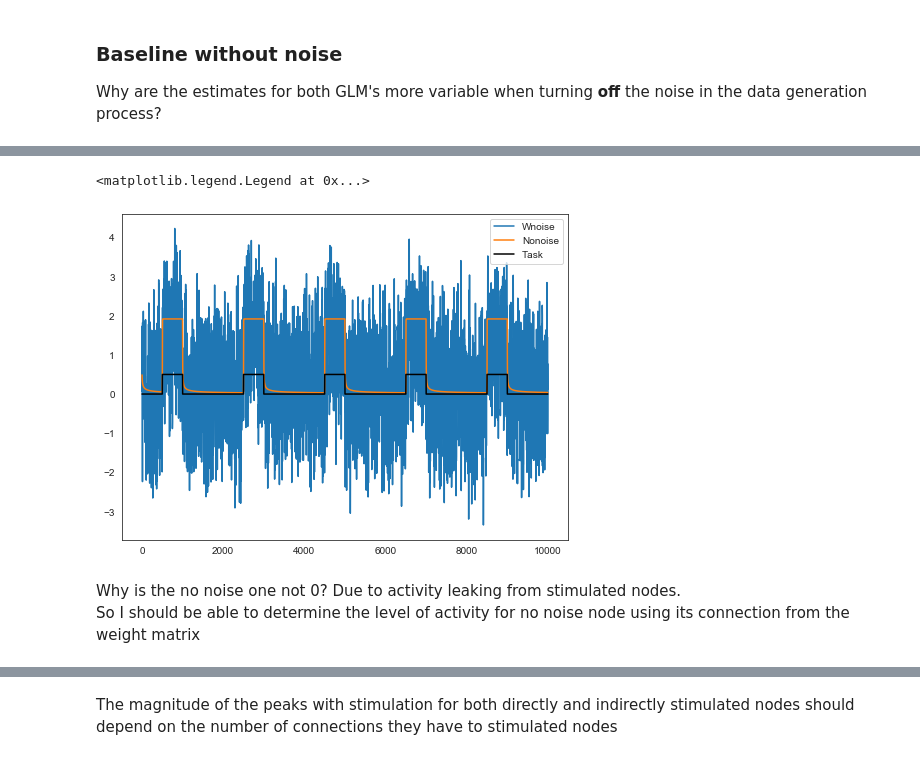
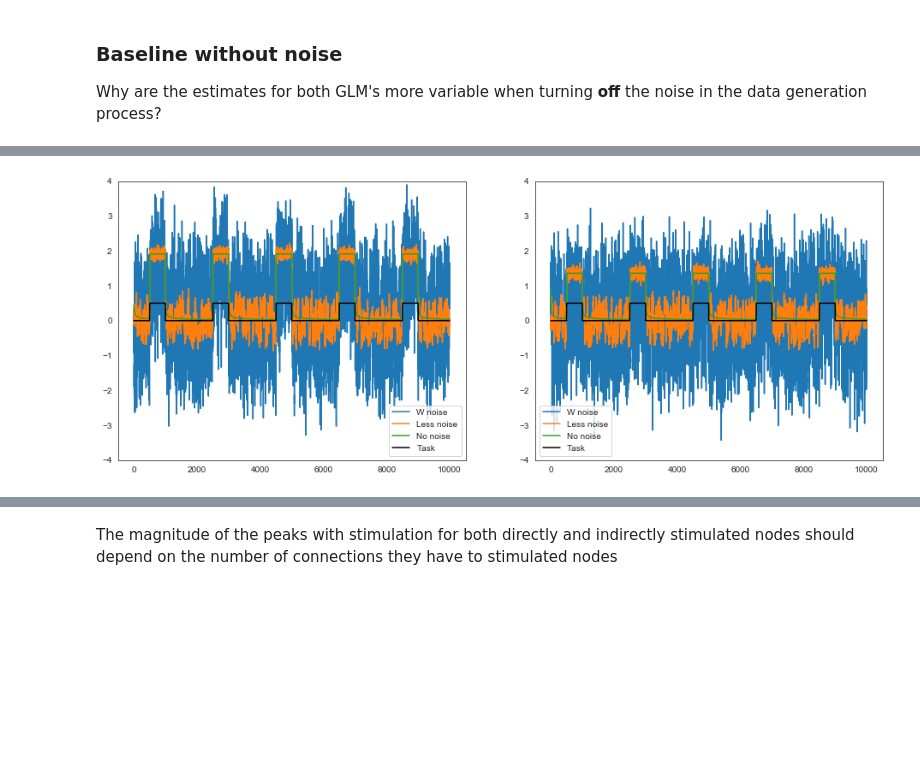
Before and after one commit to zenkavi/DevStudy_FmriNbs, a Jupyter notebook: notebooks/informationtransfermapping/TheoreticalResults/Zenkavi_Simulations/Extended_GLM_neural_network_level.ipynb, the cells around one changed output, grey strips where cells are left out. Saved outputs shown, nothing was run; the diff lists cells and outputs as text; code cells hidden in the pictures; blank space fills up the shorter version.

Commit message:
cont examining effects of different amounts of noise

```diff
--- a/notebooks/informationtransfermapping/TheoreticalResults/Zenkavi_Simulations/Extended_GLM_neural_network_level.ipynb
+++ b/notebooks/informationtransfermapping/TheoreticalResults/Zenkavi_Simulations/Extended_GLM_neural_network_level.ipynb
@@ -463,17 +461,22 @@ Go back to generated data to understand the difference in the timeseries generat
 tmp_stimtimes = make_stimtimes(Tmax=10000, dt=1, stim_nodes=base_stim_nodes, stim_mag=0.5)
 # %%
 wnoise = model.networkModel(base_W,Tmax=10000,dt=1,g=1,s=1,tau=1, I=tmp_stimtimes, noise=1)[0]
+lessnoise = model.networkModel(base_W,Tmax=10000,dt=1,g=1,s=1,tau=1, I=tmp_stimtimes, noise=1, noise_scale = .1)[0]
 nonoise = model.networkModel(base_W,Tmax=10000,dt=1,g=1,s=1,tau=1, I=tmp_stimtimes, noise=None)[0]
 # %%
+plt.rcParams["figure.figsize"][0] = 16
+plt.rcParams["figure.figsize"][1] = 6
+
 #Plot same stimulated node's timeseries with and without noise
-plt.plot(range(wnoise.shape[1]), wnoise[0,:], label="Wnoise")
-plt.plot(range(nonoise.shape[1]), nonoise[0,:], label="Nonoise")
-plt.plot(range(nonoise.shape[1]), tmp_stimtimes[0], label="Task", color="black")
-plt.legend(loc="best")
+fig,a =  plt.subplots(1,2)
+curns = [0, 21]
+for i in range(2):
+    curn = curns[i]
+    a[i].plot(range(wnoise.shape[1]), wnoise[curn,:], label="W noise")
+    a[i].plot(range(lessnoise.shape[1]), lessnoise[curn,:], label="Less noise")
+    a[i].plot(range(nonoise.shape[1]), nonoise[curn,:], label="No noise")
+    a[i].plot(range(nonoise.shape[1]), tmp_stimtimes[0], label="Task", color="black")
+    a[i].legend(loc="best")
+    a[i].set_ylim([-4,4])
 # %% [output]
-<matplotlib.legend.Legend at 0x...>
-[figure, old version]
+[figure, new version]
-# %% [markdown]
-Why is the no noise one not 0?
-Due to activity leaking from stimulated nodes.
-So I should be able to determine the level of activity for no noise node using its connection from the weight matrix
```
Also changed, not shown: parts of 15 cells of this notebook.
